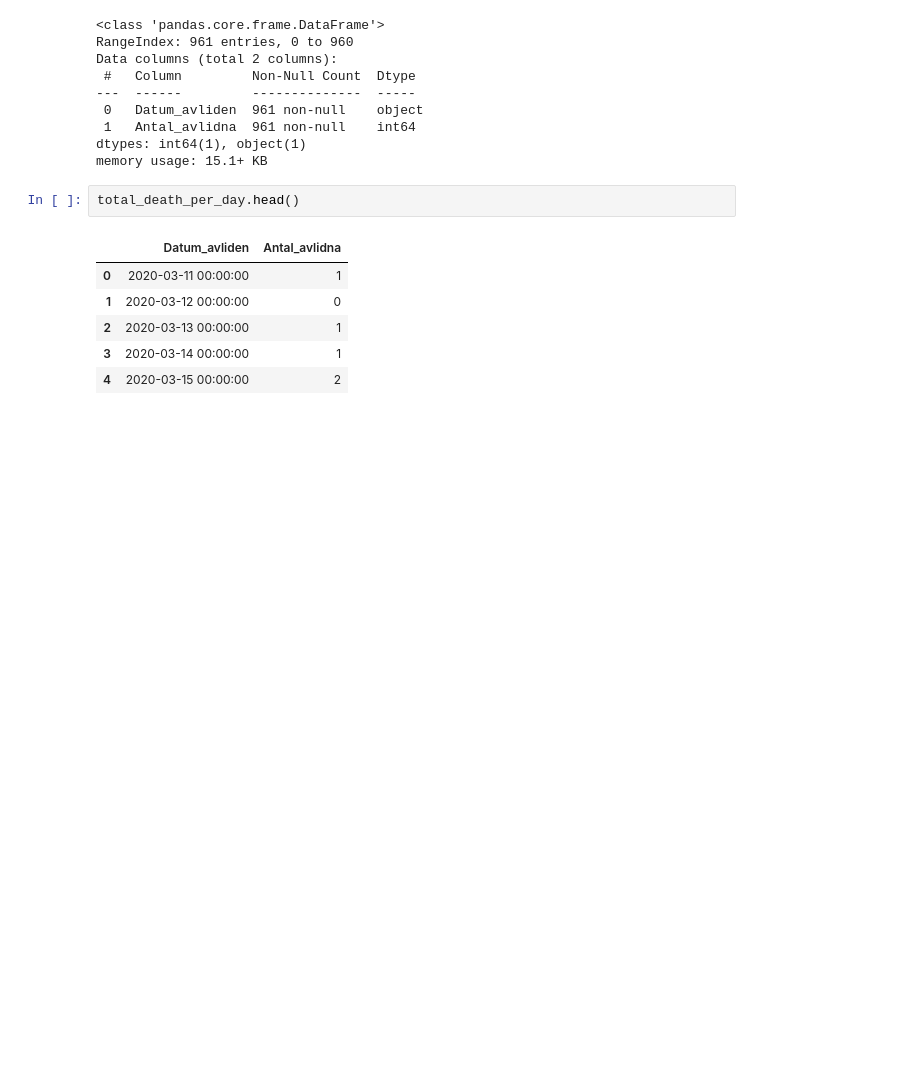
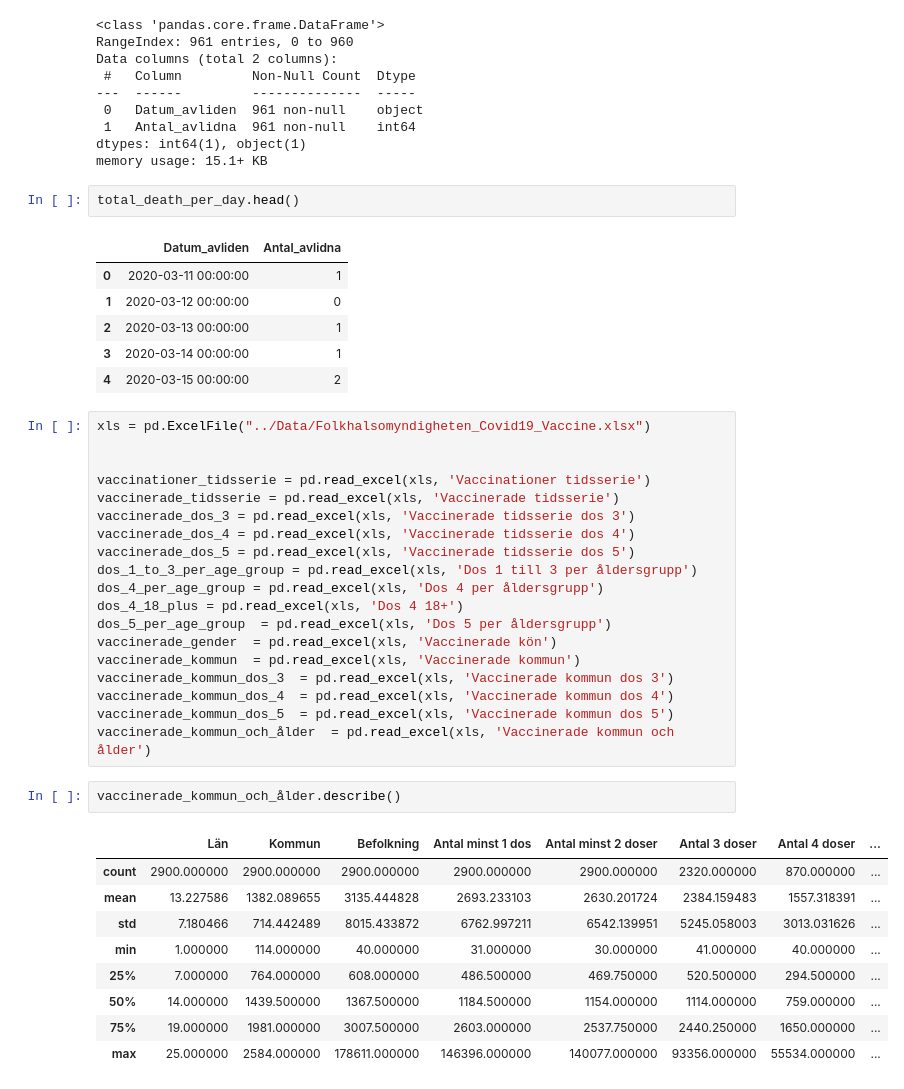
Before and after one commit to CyrilleKolle/Labb_databehandling, a Jupyter notebook: Code/data_exploration.ipynb, the cells around one changed output. Saved outputs shown, nothing was run; the diff lists cells and outputs as text; blank space fills up the shorter version.

```diff
--- a/Code/data_exploration.ipynb
+++ b/Code/data_exploration.ipynb
@@ -258,3 +270,34 @@ total_death_per_day.head()
 | 2 | 2020-03-13 00:00:00 | 1 |
 | 3 | 2020-03-14 00:00:00 | 1 |
 | 4 | 2020-03-15 00:00:00 | 2 |
+# %%
+xls = pd.ExcelFile("../Data/Folkhalsomyndigheten_Covid19_Vaccine.xlsx")
+
+
+vaccinationer_tidsserie = pd.read_excel(xls, 'Vaccinationer tidsserie')
+vaccinerade_tidsserie = pd.read_excel(xls, 'Vaccinerade tidsserie')
+vaccinerade_dos_3 = pd.read_excel(xls, 'Vaccinerade tidsserie dos 3')
+vaccinerade_dos_4 = pd.read_excel(xls, 'Vaccinerade tidsserie dos 4')
+vaccinerade_dos_5 = pd.read_excel(xls, 'Vaccinerade tidsserie dos 5')
+dos_1_to_3_per_age_group = pd.read_excel(xls, 'Dos 1 till 3 per åldersgrupp')
+dos_4_per_age_group = pd.read_excel(xls, 'Dos 4 per åldersgrupp')
+dos_4_18_plus = pd.read_excel(xls, 'Dos 4 18+')
+dos_5_per_age_group  = pd.read_excel(xls, 'Dos 5 per åldersgrupp')
+vaccinerade_gender  = pd.read_excel(xls, 'Vaccinerade kön')
+vaccinerade_kommun  = pd.read_excel(xls, 'Vaccinerade kommun')
+vaccinerade_kommun_dos_3  = pd.read_excel(xls, 'Vaccinerade kommun dos 3')
+vaccinerade_kommun_dos_4  = pd.read_excel(xls, 'Vaccinerade kommun dos 4')
+vaccinerade_kommun_dos_5  = pd.read_excel(xls, 'Vaccinerade kommun dos 5')
+vaccinerade_kommun_och_ålder  = pd.read_excel(xls, 'Vaccinerade kommun och ålder')
+# %%
+vaccinerade_kommun_och_ålder.describe()
+# %% [output]
+|  | Län | Kommun | Befolkning | Antal minst 1 dos | Antal minst 2 doser | Antal 3 doser | Antal 4 doser | ... |
+| count | 2900.000000 | 2900.000000 | 2900.000000 | 2900.000000 | 2900.000000 | 2320.000000 | 870.000000 | ... |
+| mean | 13.227586 | 1382.089655 | 3135.444828 | 2693.233103 | 2630.201724 | 2384.159483 | 1557.318391 | ... |
+| std | 7.180466 | 714.442489 | 8015.433872 | 6762.997211 | 6542.139951 | 5245.058003 | 3013.031626 | ... |
+| min | 1.000000 | 114.000000 | 40.000000 | 31.000000 | 30.000000 | 41.000000 | 40.000000 | ... |
+| 25% | 7.000000 | 764.000000 | 608.000000 | 486.500000 | 469.750000 | 520.500000 | 294.500000 | ... |
+| 50% | 14.000000 | 1439.500000 | 1367.500000 | 1184.500000 | 1154.000000 | 1114.000000 | 759.000000 | ... |
+| 75% | 19.000000 | 1981.000000 | 3007.500000 | 2603.000000 | 2537.750000 | 2440.250000 | 1650.000000 | ... |
+| max | 25.000000 | 2584.000000 | 178611.000000 | 146396.000000 | 140077.000000 | 93356.000000 | 55534.000000 | ... |
```
Also changed, not shown: parts of 17 cells of this notebook.
